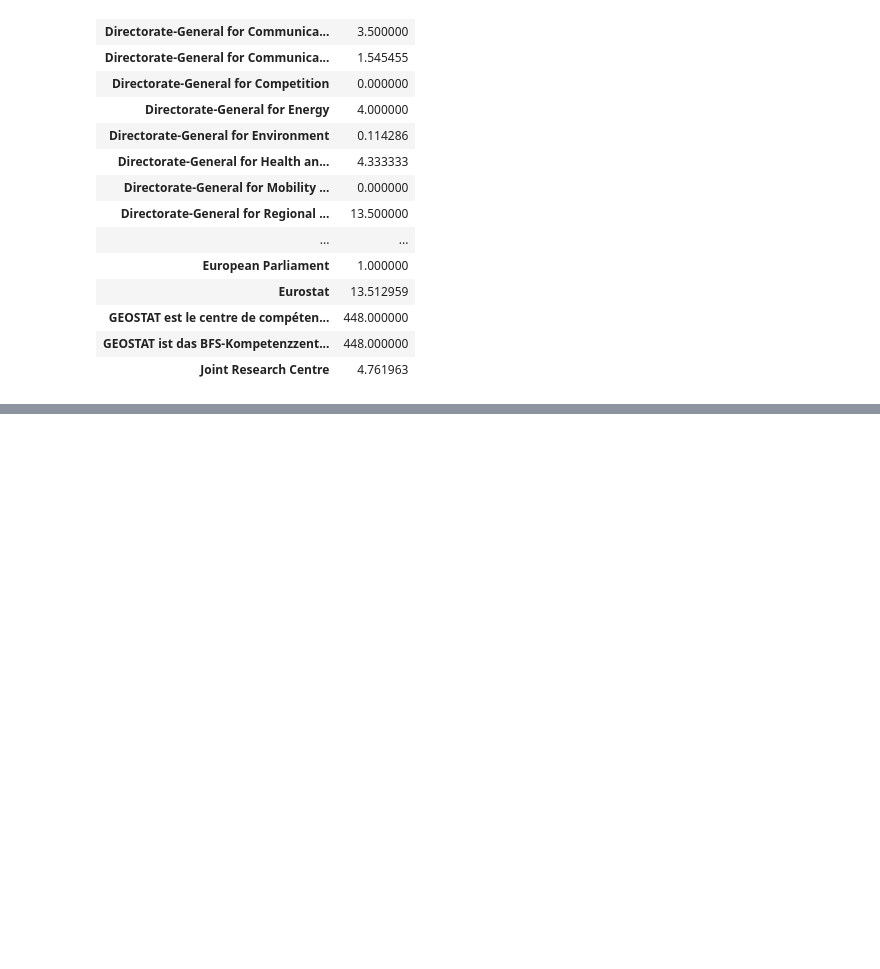
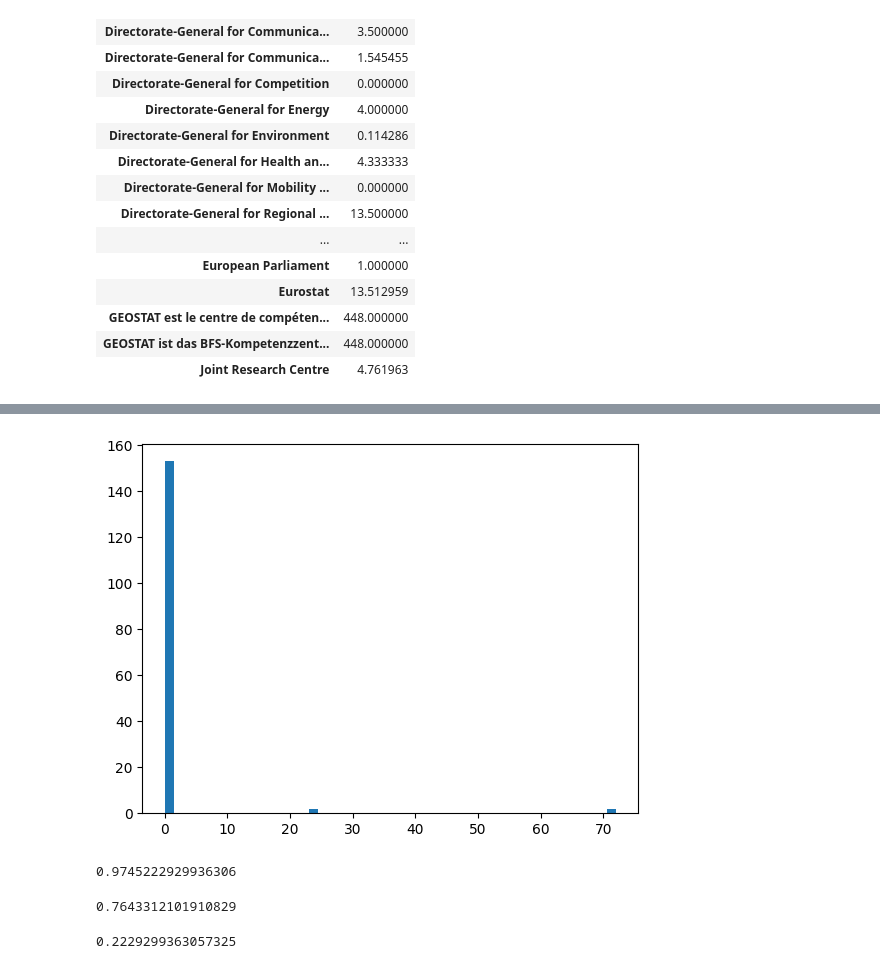
Before and after one commit to rakusp/KG24, a Jupyter notebook: EDA.ipynb, the cells around one changed output, grey strips where cells are left out. Drawn from its saved outputs; the diff is of its cells as text; code cells hidden in the pictures; blank space fills up the shorter version.

Commit message:
add early interoperability properties

```diff
--- a/EDA.ipynb
+++ b/EDA.ipynb
@@ -202,0 +204,10 @@ grouped_by_publisher
+# %%
+interoperability_query = """
+SELECT * WHERE{
+    ?datasetURI a dcat:Dataset;
+    dct:publisher/rdfs:label|dct:publisher/skos:prefLabel ?publisher;
+    dcat:theme <http://publications.europa.eu/resource/authority/data-theme/ENVI>.
+} LIMIT 1500
+"""
+# %%
+df = interoperability.interoperability_properties(connection, interoperability_query, PREFIXES)
@@ -202,0 +223,19 @@ grouped_by_publisher
+# %%
+df['referencesNumber'] = df['referencesNumber'].astype(np.int64)
+# %%
+plt.hist(df['referencesNumber'], bins=50)
+plt.show()
+# %% [output]
+[figure, added]
+# %%
+len(df[df['referencesNumber'] == 0]) / len(df)
+# %% [output]
+0.9745222929936306
+# %%
+len(df[~df['datasetLanguage'].isnull()]) / len(df)
+# %% [output]
+0.7643312101910829
+# %%
+len(df[~df['accessRights'].isnull()]) / len(df)
+# %% [output]
+0.2229299363057325
```
Also changed, not shown: parts of 11 cells of this notebook, 2 other files.
